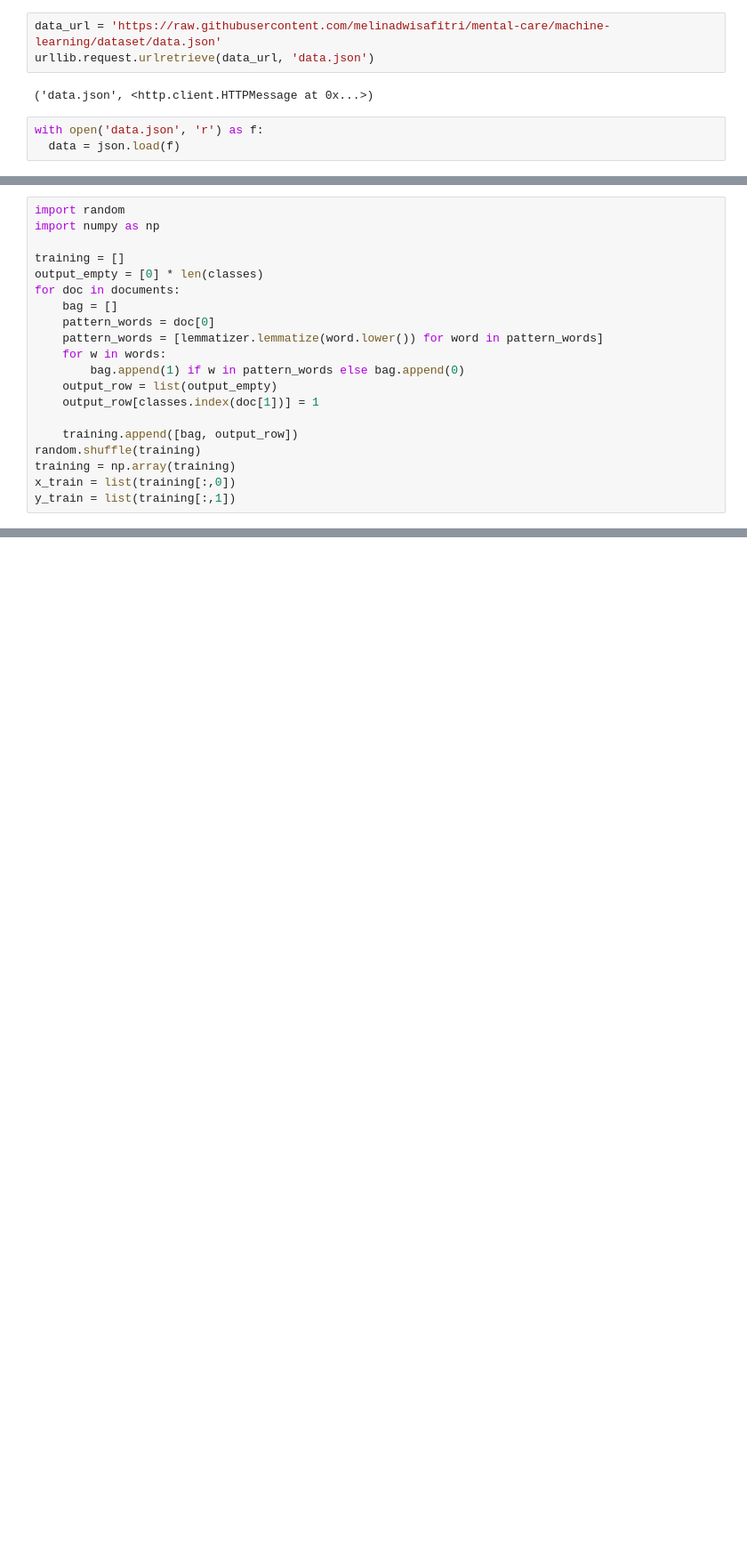
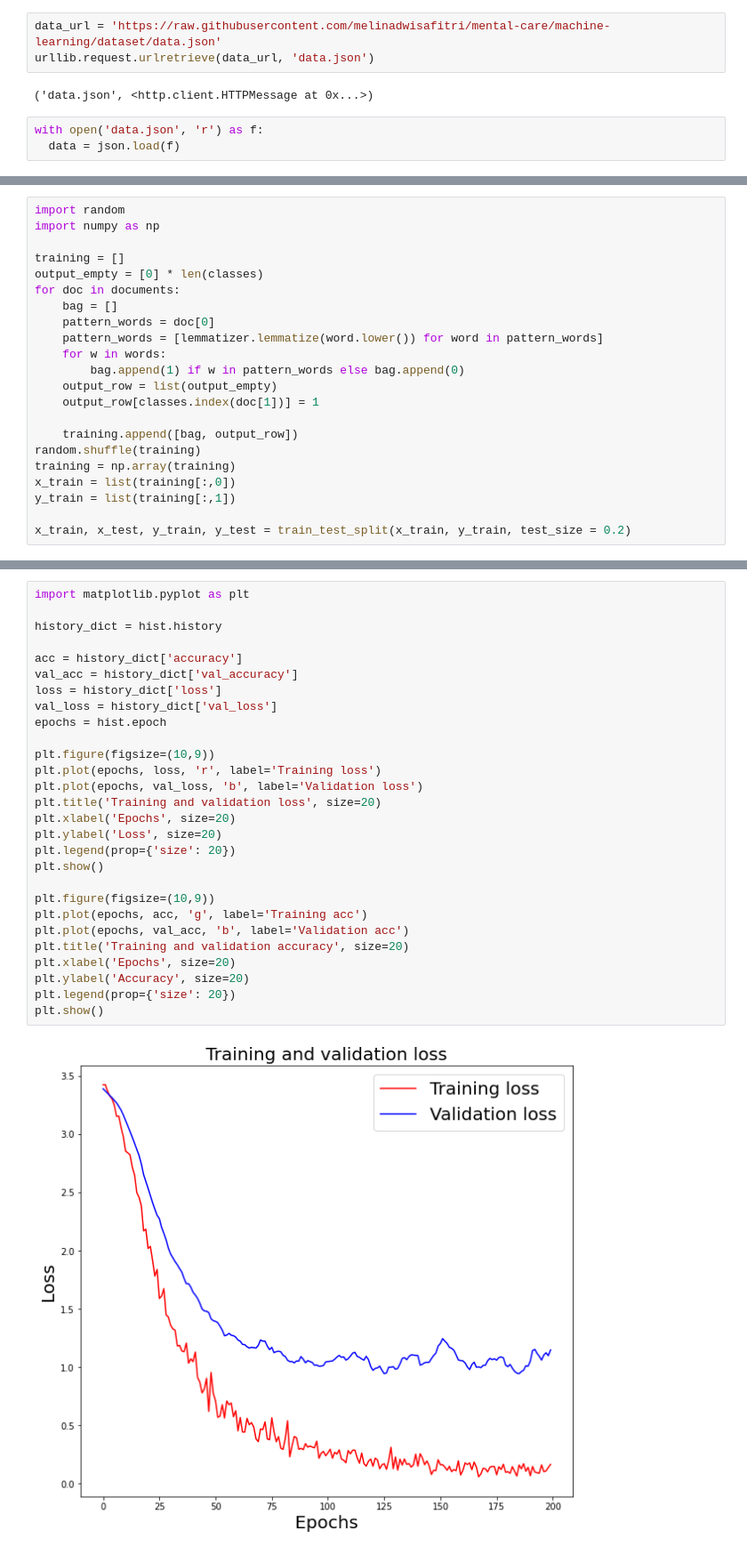
Before and after one commit to melinadwisafitri/mental-care, a Jupyter notebook: Chatbot.ipynb, the cells around one changed output, grey strips where cells are left out. Shown at 89% size. Cells and saved outputs as stored; diff of their text form; blank space fills up the shorter version.

```diff
--- a/Chatbot.ipynb
+++ b/Chatbot.ipynb
@@ -84,3 +86,5 @@ random.shuffle(training)
 training = np.array(training)
 x_train = list(training[:,0])
 y_train = list(training[:,1])
+
+x_train, x_test, y_train, y_test = train_test_split(x_train, y_train, test_size = 0.2)
@@ -128,0 +159,30 @@ Epoch 200/200
+# %%
+import matplotlib.pyplot as plt
+
+history_dict = hist.history
+
+acc = history_dict['accuracy']
+val_acc = history_dict['val_accuracy']
+loss = history_dict['loss']
+val_loss = history_dict['val_loss']
+epochs = hist.epoch
+
+plt.figure(figsize=(10,9))
+plt.plot(epochs, loss, 'r', label='Training loss')
+plt.plot(epochs, val_loss, 'b', label='Validation loss')
+plt.title('Training and validation loss', size=20)
+plt.xlabel('Epochs', size=20)
+plt.ylabel('Loss', size=20)
+plt.legend(prop={'size': 20})
+plt.show()
+
+plt.figure(figsize=(10,9))
+plt.plot(epochs, acc, 'g', label='Training acc')
+plt.plot(epochs, val_acc, 'b', label='Validation acc')
+plt.title('Training and validation accuracy', size=20)
+plt.xlabel('Epochs', size=20)
+plt.ylabel('Accuracy', size=20)
+plt.legend(prop={'size': 20})
+plt.show()
+# %% [output]
+[figure, added]
```
Also changed, not shown: parts of 6 cells of this notebook.
